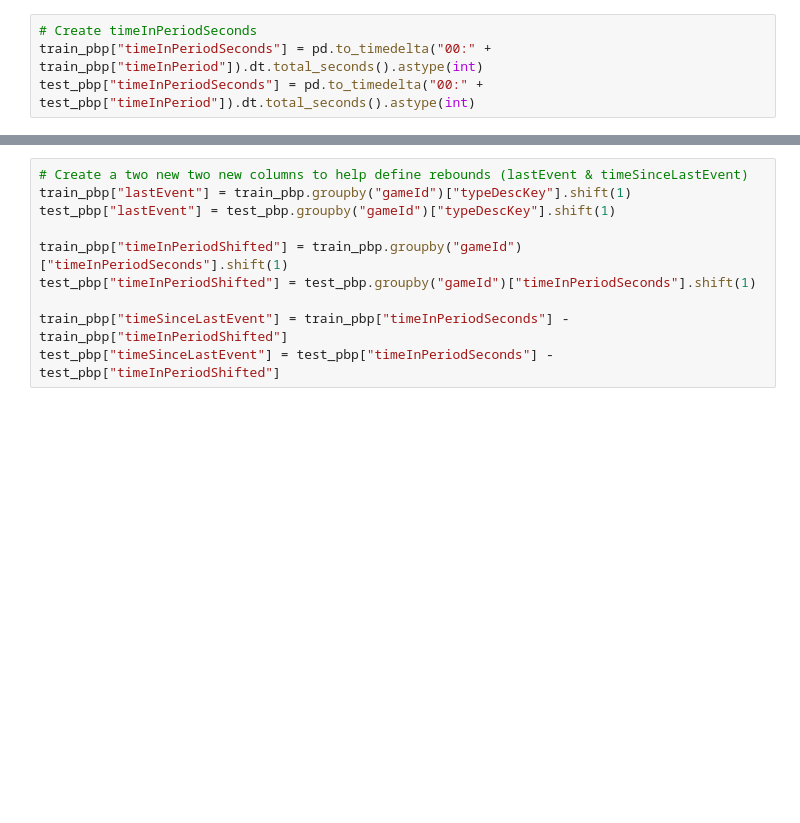
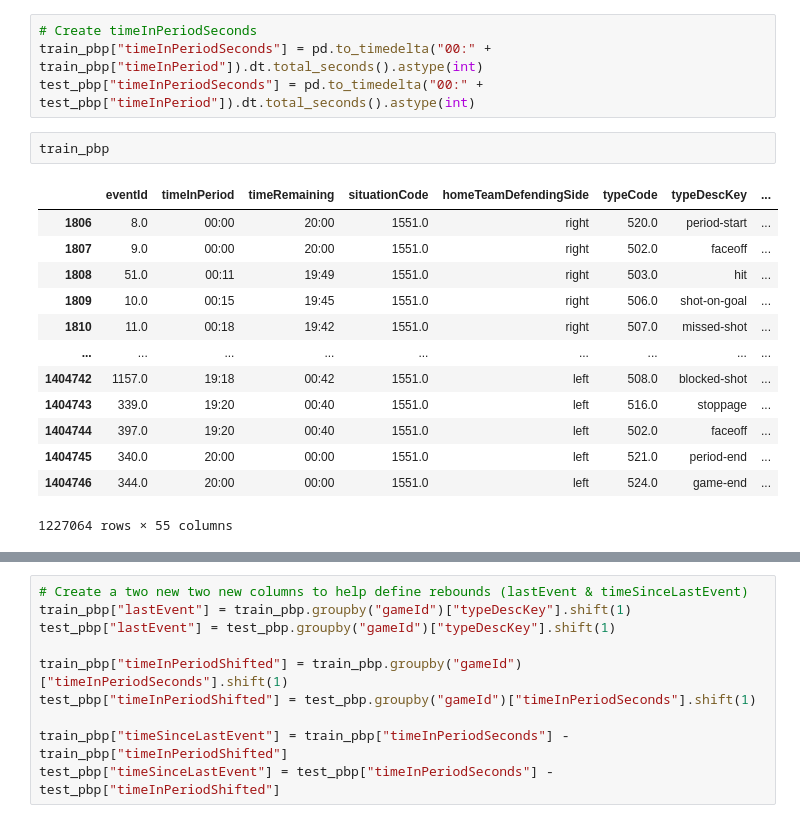
Before and after one commit to rromaniuk31/PhD-Research, a Jupyter notebook: Create_Historical_Models.ipynb, the cells around one changed output, grey strips where cells are left out. Drawn from its saved outputs; the diff is of its cells as text; blank space fills up the shorter version.

```diff
--- a/Create_Historical_Models.ipynb
+++ b/Create_Historical_Models.ipynb
@@ -97,3 +138,19 @@ Testing events:  420073
 # Create timeInPeriodSeconds
 train_pbp["timeInPeriodSeconds"] = pd.to_timedelta("00:" + train_pbp["timeInPeriod"]).dt.total_seconds().astype(int)
 test_pbp["timeInPeriodSeconds"] = pd.to_timedelta("00:" + test_pbp["timeInPeriod"]).dt.total_seconds().astype(int)
+# %%
+train_pbp
+# %% [output]
+|  | eventId | timeInPeriod | timeRemaining | situationCode | homeTeamDefendingSide | typeCode | typeDescKey | ... |
+| 1806 | 8.0 | 00:00 | 20:00 | 1551.0 | right | 520.0 | period-start | ... |
+| 1807 | 9.0 | 00:00 | 20:00 | 1551.0 | right | 502.0 | faceoff | ... |
+| 1808 | 51.0 | 00:11 | 19:49 | 1551.0 | right | 503.0 | hit | ... |
+| 1809 | 10.0 | 00:15 | 19:45 | 1551.0 | right | 506.0 | shot-on-goal | ... |
+| 1810 | 11.0 | 00:18 | 19:42 | 1551.0 | right | 507.0 | missed-shot | ... |
+| ... | ... | ... | ... | ... | ... | ... | ... | ... |
+| 1404742 | 1157.0 | 19:18 | 00:42 | 1551.0 | left | 508.0 | blocked-shot | ... |
+| 1404743 | 339.0 | 19:20 | 00:40 | 1551.0 | left | 516.0 | stoppage | ... |
+| 1404744 | 397.0 | 19:20 | 00:40 | 1551.0 | left | 502.0 | faceoff | ... |
+| 1404745 | 340.0 | 20:00 | 00:00 | 1551.0 | left | 521.0 | period-end | ... |
+| 1404746 | 344.0 | 20:00 | 00:00 | 1551.0 | left | 524.0 | game-end | ... |
+1227064 rows × 55 columns
```
Also changed, not shown: parts of 7 cells of this notebook.
